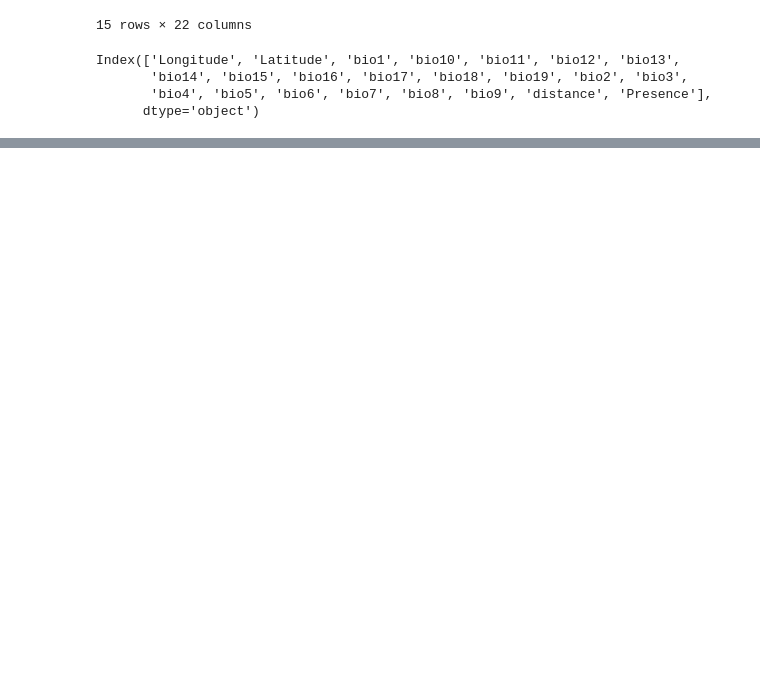
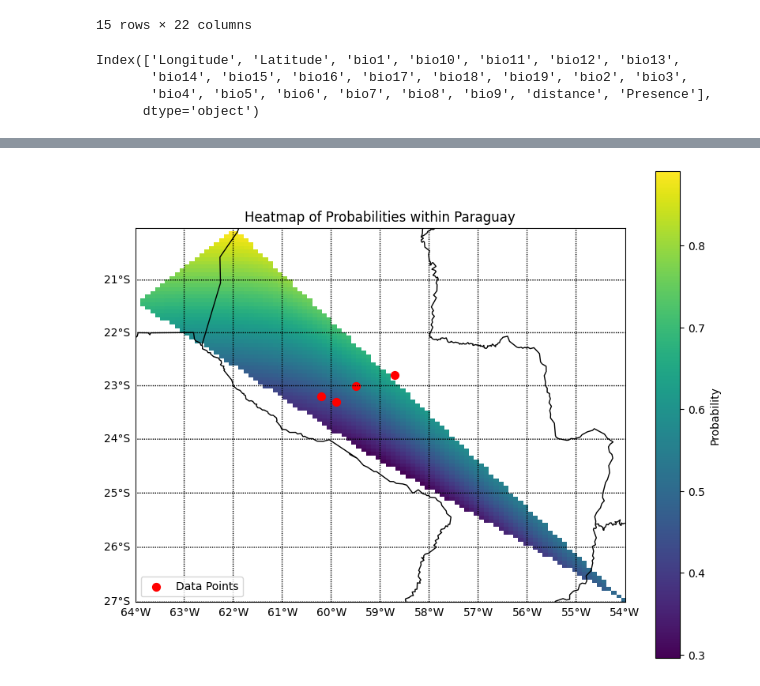
Before and after one commit to Jorgedavyd/PDG, a Jupyter notebook: preprocessing_runs.ipynb, the cells around one changed output, grey strips where cells are left out. Drawn from its saved outputs; the diff is of its cells as text; code cells hidden in the pictures; blank space fills up the shorter version.

```diff
--- a/preprocessing_runs.ipynb
+++ b/preprocessing_runs.ipynb
@@ -346,0 +461,60 @@ Index(['Longitude', 'Latitude', 'bio1', 'bio10', 'bio11', 'bio12', 'bio13',
+# %%
+from mpl_toolkits.basemap import Basemap
+import numpy as np
+import matplotlib.pyplot as plt
+from scipy.interpolate import griddata
+
+# Create a Basemap instance centered around Paraguay
+m = Basemap(
+    projection='merc',
+    llcrnrlat=-27, urcrnrlat=-20,
+    llcrnrlon=-64, urcrnrlon=-54,
+    resolution='i'
+)
+
+# Example geospatial data with latitudes, longitudes, and probabilities
+data = np.array([
+    [-23.0, -59.5, 0.3],
+    [-23.2, -60.2, 0.7],
+    [-22.8, -58.7, 0.5],
+    [-23.3, -59.9, 0.9]
+])
+
+# Create a grid over the study area
+x_grid, y_grid = np.meshgrid(np.linspace(data[:, 1].min(), data[:, 1].max(), 100),
+                             np.linspace(data[:, 0].min(), data[:, 0].max(), 100))
+
+# Interpolate probabilities onto the grid (example using IDW)
+probabilities = data[:, 2]
+interpolated_probabilities = griddata(
+    (data[:, 1], data[:, 0]),
+    probabilities,
+    (x_grid, y_grid),
+    method='cubic'  # You can use different interpolation methods here
+)
+
+# Plot the heatmap using imshow
+plt.figure(figsize=(10, 8))
+m.drawcountries(linewidth=1)
+m.drawcoastlines(linewidth=1)
+m.drawparallels(np.arange(-30., -20., 1.), labels=[1,0,0,0])
+m.drawmeridians(np.arange(-65., -53., 1.), labels=[0,0,0,1])
+
+# Convert grid latitudes and longitudes to map coordinates
+x_map, y_map = m(x_grid, y_grid)
+
+# Plot the heatmap
+heatmap = m.imshow(interpolated_probabilities, extent=(x_map.min(), x_map.max(), y_map.min(), y_map.max()), origin='upper', cmap='viridis')
+
+# Add colorbar
+plt.colorbar(heatmap, label='Probability')
+
+# Plot data points
+x_data, y_data = m(data[:, 1], data[:, 0])
+m.scatter(x_data, y_data, c='red', s=50, label='Data Points')
+
+plt.title('Heatmap of Probabilities within Paraguay')
+plt.legend()
+plt.show()
+# %% [output]
+[figure, added]
```
Also changed, not shown: parts of 3 cells of this notebook, 10 other files.
